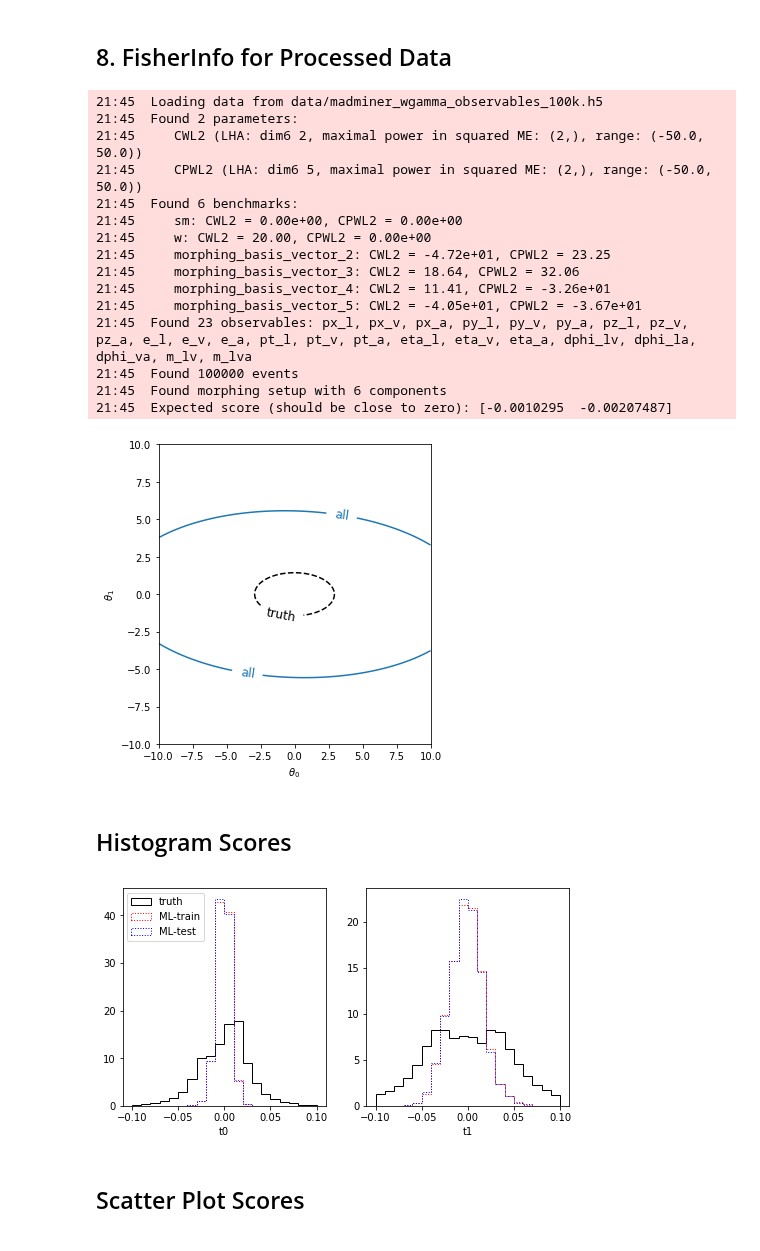
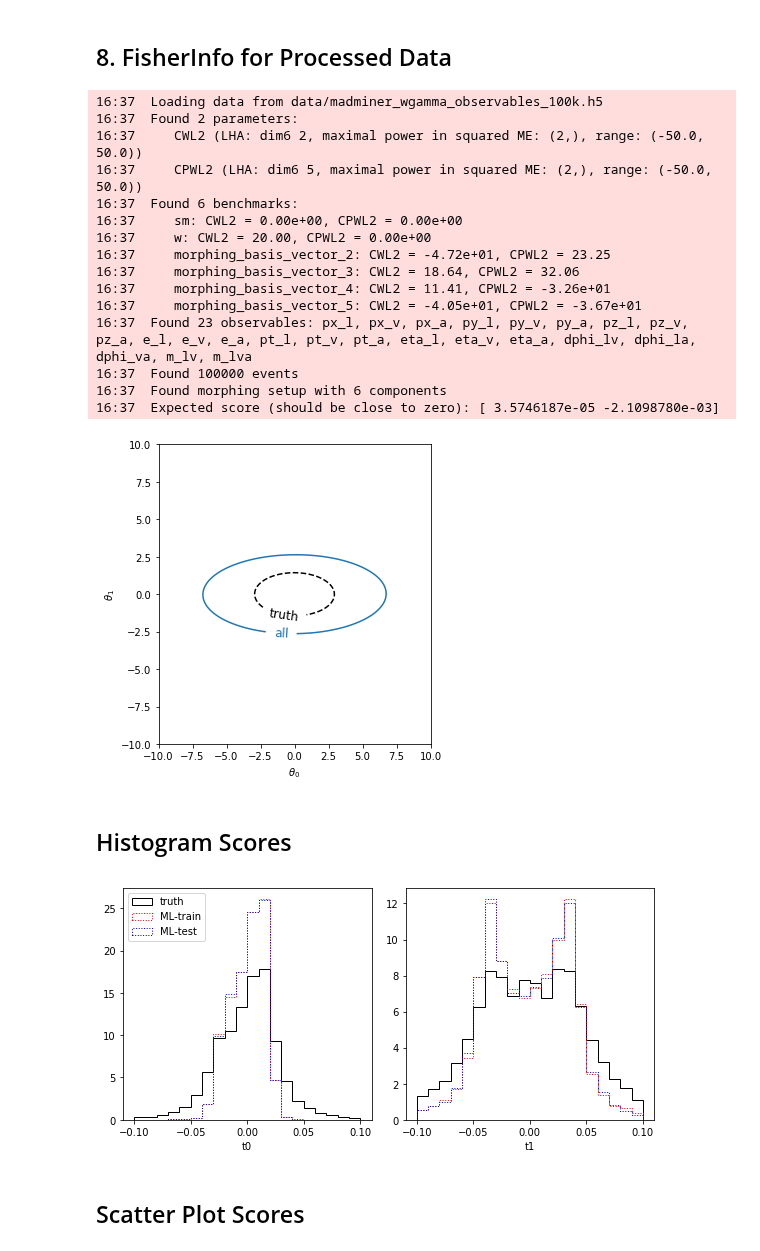
Before and after one commit to madminer-tool/madminer, a Jupyter notebook: examples/diboson_parton/notebook_analysis_scores.ipynb, the cells around one changed output. Drawn from its saved outputs; the diff is of its cells as text; code cells hidden in the pictures.

```diff
--- a/examples/diboson_parton/notebook_analysis_scores.ipynb
+++ b/examples/diboson_parton/notebook_analysis_scores.ipynb
@@ -55,7 +55,8 @@ x, theta, t_xz = sa.extract_samples_train_local(
     theta=constant_benchmark_theta('sm'),
     n_samples=nsamples,
     folder='./'+usesamplesdir,
-    filename='train'
+    filename='train',
+    test_split=None
 )
 
 
@@ -64,6 +65,7 @@ x, theta = sa.extract_samples_test(
     theta=constant_benchmark_theta('sm'),
     n_samples=nsamples,
     folder='./'+usesamplesdir,
-    filename='test'
+    filename='test',
+    test_split=None
 )
 # %% [output]
@@ -90,26 +92,24 @@ x, theta = sa.extract_samples_test(
 ### 7a) Change Features
 # %%
 #NN Settings
-n_hidden = (100,100,100)
-n_epochs = 10
+n_hidden = (100,100)
+n_epochs = 50
 batch_size = 128
-initial_lr=0.002
-final_lr=0.00001
-myfeatures=[(0,1,2,3,4,5,6,7,8),(0,1,2,3,4,5,6,7,8,9,10,11),(12,13,14,15,16,17,18,19,20,21,22),(0,1,2,3,4,5,6,7,8,9,10,11,12,13,14,15,16,17,18,19,20,21,22)]
-myfeaturename=["mom","enmom","high","all"]
+initial_lr=0.001
+final_lr=0.0001
 
 #Run NN
 forge = MLForge()
 forge.train(
     method='sally',
     x_filename=usesamplesdir+'x_train.npy',
-    t_xz0_filename=usesamplesdir+'t_xz_train.npy',
+    t_xz0_filename=usesamplesdir+'t_xz_train.npy' ,
     n_epochs=n_epochs,
     batch_size=batch_size,
     validation_split=None,
     n_hidden=n_hidden,
     initial_lr=initial_lr,
-    final_lr=final_lr,
+    final_lr=final_lr
 )
 
 #save ensemble
@@ -146,12 +146,12 @@ fi_det_mean_all  = fisher.calculate_fisher_information_full_detector(
 )
 
 #Run MadFisher Truth
-fi_pl_full = fisher.calculate_fisher_information_full_truth(theta=[0.,0.],luminosity=300*1000.)
+fi_pl_mean_full , fi_pl_err_full= fisher.calculate_fisher_information_full_truth(theta=[0.,0.],luminosity=300*1000.)
 
 #Plot FisherInfo
 fignn = plot_fisher_information_contours_2d(
-    [fi_det_mean_all,fi_pl_full],
-    [None           ,None      ],
+    [fi_det_mean_all,fi_pl_mean_full],
+    [None           ,fi_pl_err_full ],
     colors=[u'C0',"black"],
     linestyles=["solid","dashed"],
     inline_labels=["all","truth"],
@@ -159,22 +159,22 @@ fignn = plot_fisher_information_contours_2d(
     yrange=(-10.,10.)
 )
 # %% [output]
-21:45  Loading data from data/madminer_wgamma_observables_100k.h5
-21:45  Found 2 parameters:
-21:45     CWL2 (LHA: dim6 2, maximal power in squared ME: (2,), range: (-50.0, 50.0))
-21:45     CPWL2 (LHA: dim6 5, maximal power in squared ME: (2,), range: (-50.0, 50.0))
-21:45  Found 6 benchmarks:
-21:45     sm: CWL2 = 0.00e+00, CPWL2 = 0.00e+00
-21:45     w: CWL2 = 20.00, CPWL2 = 0.00e+00
-21:45     morphing_basis_vector_2: CWL2 = -4.72e+01, CPWL2 = 23.25
-21:45     morphing_basis_vector_3: CWL2 = 18.64, CPWL2 = 32.06
-21:45     morphing_basis_vector_4: CWL2 = 11.41, CPWL2 = -3.26e+01
-21:45     morphing_basis_vector_5: CWL2 = -4.05e+01, CPWL2 = -3.67e+01
-21:45  Found 23 observables: px_l, px_v, px_a, py_l, py_v, py_a, pz_l, pz_v, pz_a, e_l, e_v, e_a, pt_l, pt_v, pt_a, eta_l, eta_v, eta_a, dphi_lv, dphi_la, dphi_va, m_lv, m_lva
-21:45  Found 100000 events
-21:45  Found morphing setup with 6 components
-21:45  Expected score (should be close to zero): [-0.0010295  -0.00207487]
+16:37  Loading data from data/madminer_wgamma_observables_100k.h5
+16:37  Found 2 parameters:
+16:37     CWL2 (LHA: dim6 2, maximal power in squared ME: (2,), range: (-50.0, 50.0))
+16:37     CPWL2 (LHA: dim6 5, maximal power in squared ME: (2,), range: (-50.0, 50.0))
+16:37  Found 6 benchmarks:
+16:37     sm: CWL2 = 0.00e+00, CPWL2 = 0.00e+00
+16:37     w: CWL2 = 20.00, CPWL2 = 0.00e+00
+16:37     morphing_basis_vector_2: CWL2 = -4.72e+01, CPWL2 = 23.25
+16:37     morphing_basis_vector_3: CWL2 = 18.64, CPWL2 = 32.06
+16:37     morphing_basis_vector_4: CWL2 = 11.41, CPWL2 = -3.26e+01
+16:37     morphing_basis_vector_5: CWL2 = -4.05e+01, CPWL2 = -3.67e+01
+16:37  Found 23 observables: px_l, px_v, px_a, py_l, py_v, py_a, pz_l, pz_v, pz_a, e_l, e_v, e_a, pt_l, pt_v, pt_a, eta_l, eta_v, eta_a, dphi_lv, dphi_la, dphi_va, m_lv, m_lva
+16:37  Found 100000 events
+16:37  Found morphing setup with 6 components
+16:37  Expected score (should be close to zero): [ 3.5746187e-05 -2.1098780e-03]
-[figure, old version]
+[figure, new version]
 # %% [markdown]
 ## Histogram Scores
 # %%
@@ -207,34 +207,35 @@ ax1.hist(t0_truth,
          histtype='step', color='Black', linestyle='solid', label='truth'
         )
 ax1.hist(t0_train,
          range=myrange, bins=mynbins, normed=True,
          histtype='step', color='Red', linestyle='dotted',label='ML-train'
         )
 ax1.hist(t0_test,
          range=myrange, bins=mynbins, normed=True,
          histtype='step', color='Blue', linestyle='dotted',label='ML-test'
         )
 ax1.legend(bbox_to_anchor=(0.02, 0.98), loc=2, borderaxespad=0.)
 
 #t1
 ax2.set_xlabel('t1')
 ax2.hist(t1_truth,
          range=myrange, bins=mynbins, normed=True,
          histtype='step', color='Black', linestyle='solid'
         )
 ax2.hist(t1_train,
          range=myrange, bins=mynbins, normed=True,
          histtype='step', color='Red', linestyle='dotted'
         )
 ax2.hist(t1_test,
          range=myrange, bins=mynbins, normed=True,
          histtype='step', color='Blue', linestyle='dotted'
         )
 
 #Plot
+plt.tight_layout()
 plt.show()
 # %% [output]
-[figure, old version]
+[figure, new version]
 # %% [markdown]
 ## Scatter Plot Scores
 # %%
```
Also changed, not shown: parts of 3 cells of this notebook, 3 other files.
